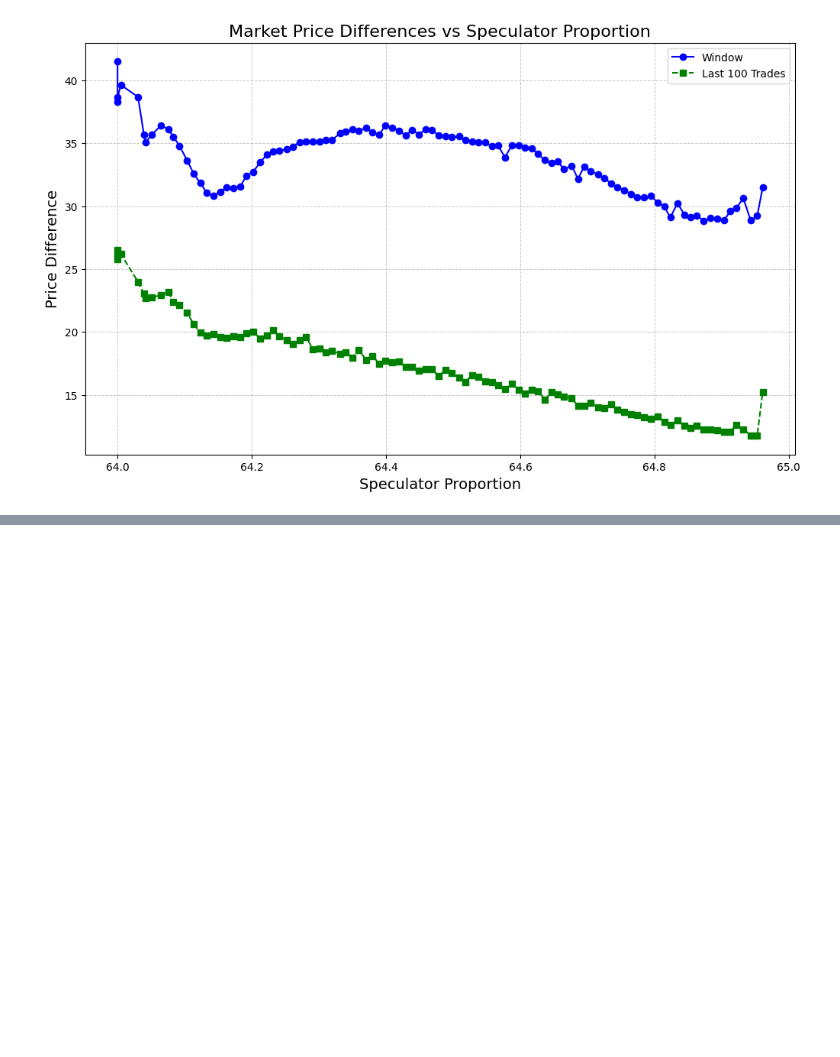
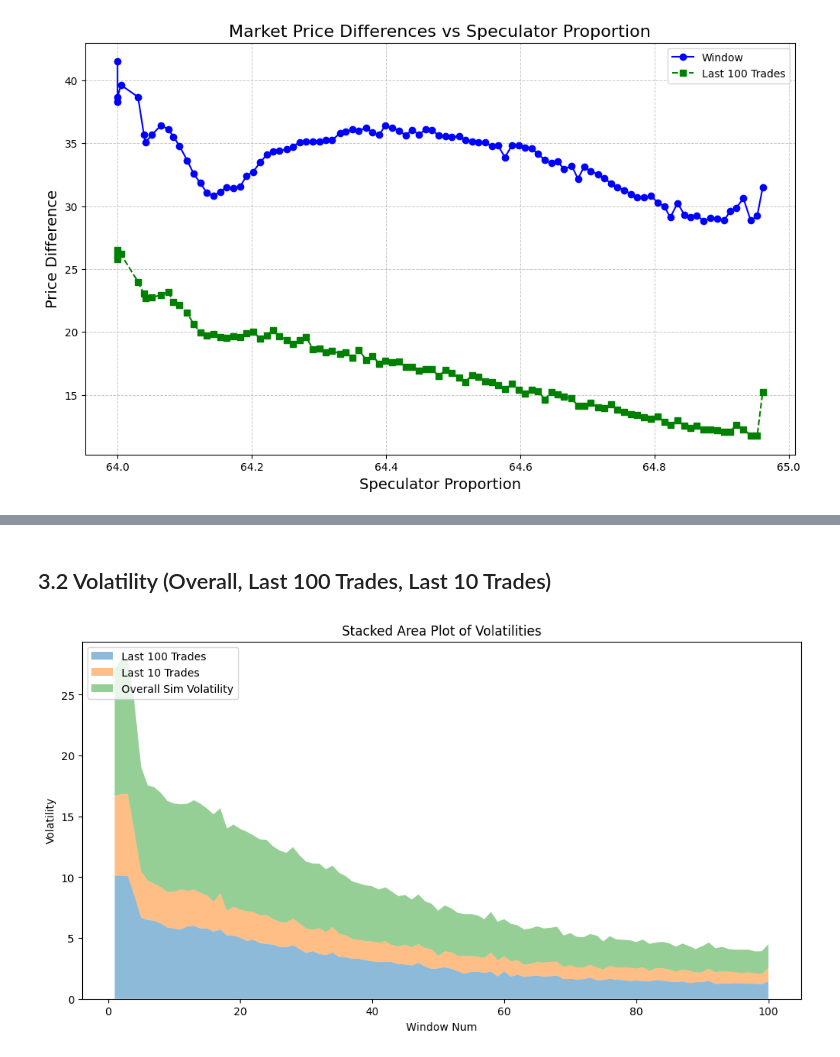
Before and after one commit to richardeli/Thesis, a Jupyter notebook: Data Analysis/Windows.ipynb, the cells around one changed output, grey strips where cells are left out. Cells and saved outputs as stored; diff of their text form; code cells hidden in the pictures; blank space fills up the shorter version.

```diff
--- a/Data Analysis/Windows.ipynb
+++ b/Data Analysis/Windows.ipynb
@@ -271,0 +276,18 @@ Index(['Window Num', 'Num Data Points in Row', 'Speculator Proportion',
+# %% [markdown]
+## 3.2 Volatility (Overall, Last 100 Trades, Last 10 Trades)
+# %%
+plt.figure(figsize=(12, 6))
+plt.stackplot(df['Window Num'],
+              df['MP Volatility Last 100 Trades'],
+              df['MP Volatility Last 10 Trades'],
+              df['Overall Sim Volatility'],
+              labels=['Last 100 Trades', 'Last 10 Trades', 'Overall Sim Volatility'],
+              alpha=0.5)
+
+plt.xlabel('Window Num')
+plt.ylabel('Volatility')
+plt.title('Stacked Area Plot of Volatilities')
+plt.legend(loc='upper left')
+plt.show()
+# %% [output]
+[figure, added]
```
Also changed, not shown: parts of 6 cells of this notebook, 1 other file.
